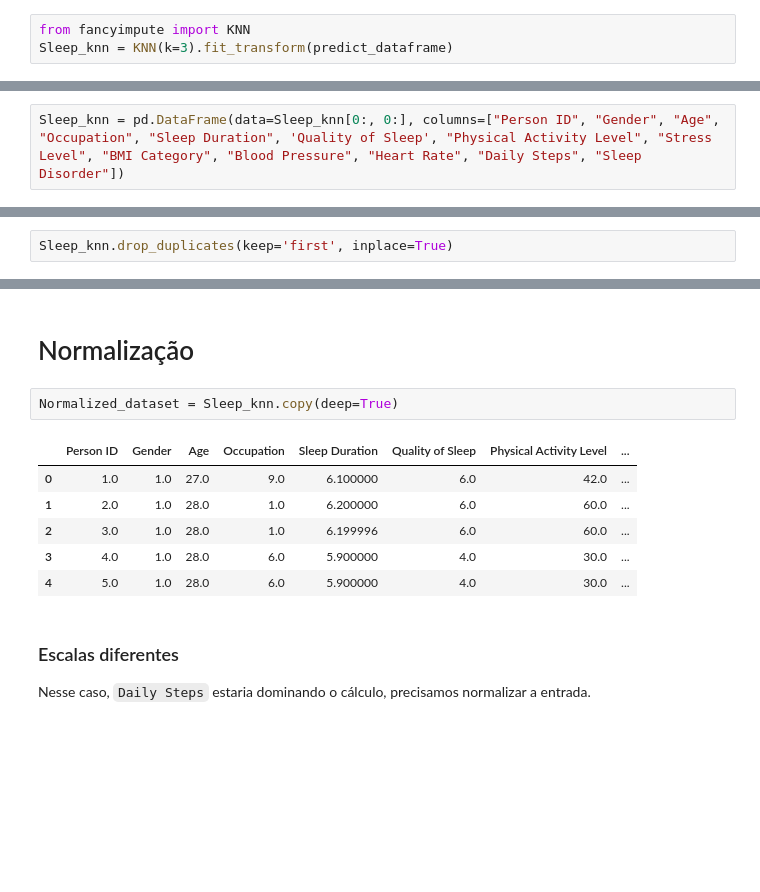
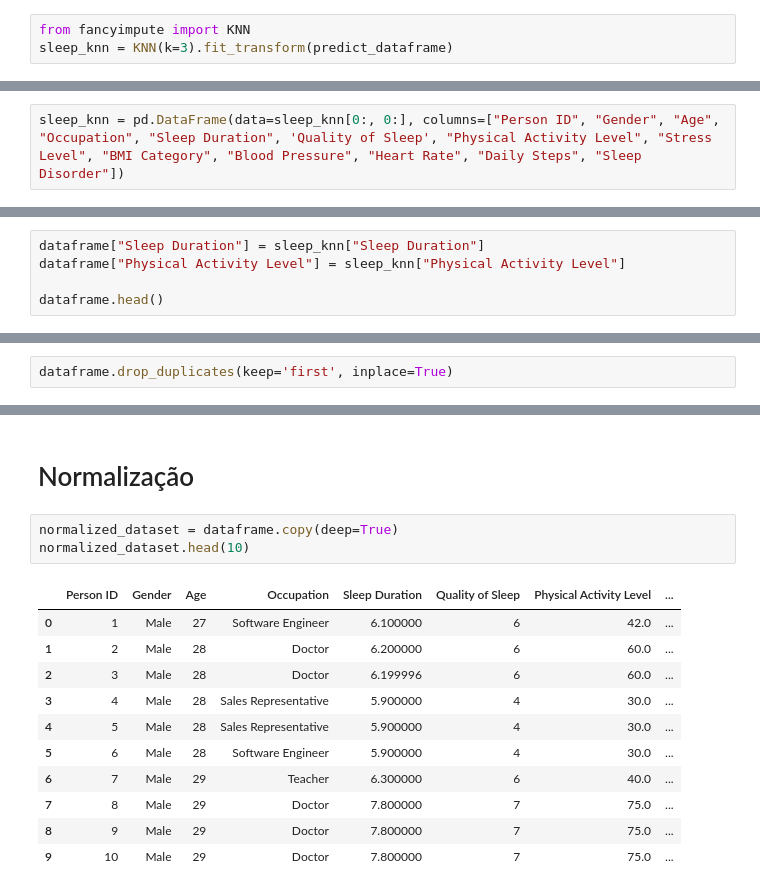
Before and after one commit to FrederickAlmeida/Data-Science-Project, a Jupyter notebook: exploratory_analysis.ipynb, the cells around one changed output, grey strips where cells are left out. Cells and saved outputs as stored; diff of their text form; blank space fills up the shorter version.

```diff
--- a/exploratory_analysis.ipynb
+++ b/exploratory_analysis.ipynb
@@ -118,5 +118,5 @@ Sleep Disorder             0
 dtype: int64
 # %%
 from fancyimpute import KNN
-Sleep_knn = KNN(k=3).fit_transform(predict_dataframe)
+sleep_knn = KNN(k=3).fit_transform(predict_dataframe)
 # %% [output]
@@ -125,5 +125,5 @@ Imputing row 101/382 with 0 missing, elapsed time: 0.018
 Imputing row 201/382 with 0 missing, elapsed time: 0.019
 Imputing row 301/382 with 0 missing, elapsed time: 0.019
 # %%
-Sleep_knn = pd.DataFrame(data=Sleep_knn[0:, 0:], columns=["Person ID", "Gender", "Age", "Occupation", "Sleep Duration", 'Quality of Sleep', "Physical Activity Level", "Stress Level", "BMI Category", "Blood Pressure", "Heart Rate", "Daily Steps", "Sleep Disorder"])
+sleep_knn = pd.DataFrame(data=sleep_knn[0:, 0:], columns=["Person ID", "Gender", "Age", "Occupation", "Sleep Duration", 'Quality of Sleep', "Physical Activity Level", "Stress Level", "BMI Category", "Blood Pressure", "Heart Rate", "Daily Steps", "Sleep Disorder"])
 # %%
@@ -157,3 +157,8 @@ Heart Rate                 0
 Daily Steps                0
 Sleep Disorder             0
 dtype: int64
+# %%
+dataframe["Sleep Duration"] = sleep_knn["Sleep Duration"]
+dataframe["Physical Activity Level"] = sleep_knn["Physical Activity Level"]
+
+dataframe.head()
@@ -183,2 +194,2 @@ Sleep_knn[Sleep_knn.duplicated()].sort_values("Person ID").head(10)
 # %%
-Sleep_knn.drop_duplicates(keep='first', inplace=True)
+dataframe.drop_duplicates(keep='first', inplace=True)
@@ -189,15 +204,17 @@ len(Sleep_knn)
 # %% [markdown]
 # Normalização
 # %%
-Normalized_dataset = Sleep_knn.copy(deep=True)
+normalized_dataset = dataframe.copy(deep=True)
+normalized_dataset.head(10)
 # %% [output]
 |  | Person ID | Gender | Age | Occupation | Sleep Duration | Quality of Sleep | Physical Activity Level | ... |
-| 0 | 1.0 | 1.0 | 27.0 | 9.0 | 6.100000 | 6.0 | 42.0 | ... |
-| 1 | 2.0 | 1.0 | 28.0 | 1.0 | 6.200000 | 6.0 | 60.0 | ... |
-| 2 | 3.0 | 1.0 | 28.0 | 1.0 | 6.199996 | 6.0 | 60.0 | ... |
-| 3 | 4.0 | 1.0 | 28.0 | 6.0 | 5.900000 | 4.0 | 30.0 | ... |
-| 4 | 5.0 | 1.0 | 28.0 | 6.0 | 5.900000 | 4.0 | 30.0 | ... |
+| 0 | 1 | Male | 27 | Software Engineer | 6.100000 | 6 | 42.0 | ... |
+| 1 | 2 | Male | 28 | Doctor | 6.200000 | 6 | 60.0 | ... |
+| 2 | 3 | Male | 28 | Doctor | 6.199996 | 6 | 60.0 | ... |
+| 3 | 4 | Male | 28 | Sales Representative | 5.900000 | 4 | 30.0 | ... |
+| 4 | 5 | Male | 28 | Sales Representative | 5.900000 | 4 | 30.0 | ... |
+| 5 | 6 | Male | 28 | Software Engineer | 5.900000 | 4 | 30.0 | ... |
+| 6 | 7 | Male | 29 | Teacher | 6.300000 | 6 | 40.0 | ... |
+| 7 | 8 | Male | 29 | Doctor | 7.800000 | 7 | 75.0 | ... |
+| 8 | 9 | Male | 29 | Doctor | 7.800000 | 7 | 75.0 | ... |
+| 9 | 10 | Male | 29 | Doctor | 7.800000 | 7 | 75.0 | ... |
-# %% [markdown]
-### Escalas diferentes
-
-Nesse caso, `Daily Steps` estaria dominando o cálculo, precisamos normalizar a entrada.
```
Also changed, not shown: parts of 25 cells of this notebook.
